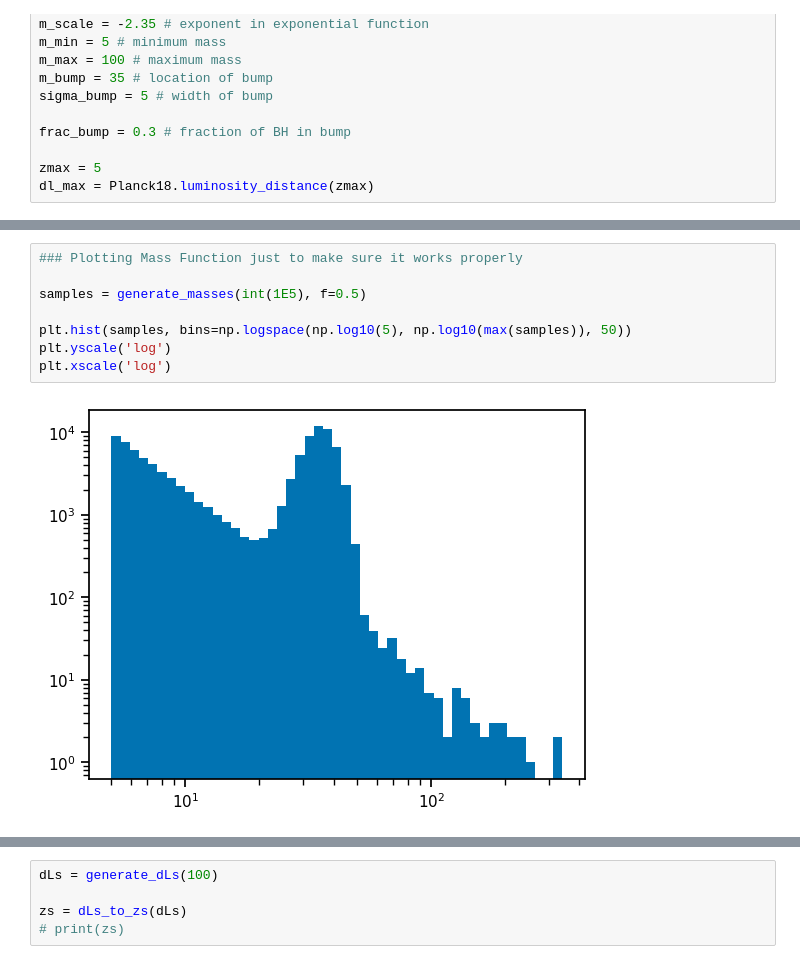
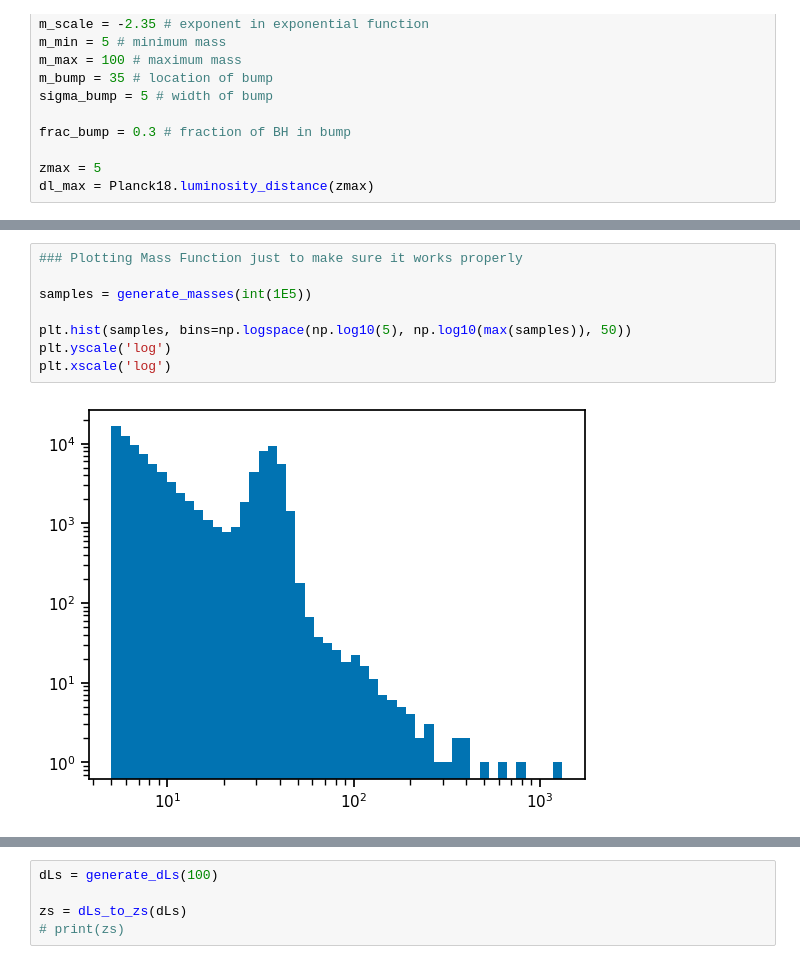
Before and after one commit to farr/FastMFCosmology, a Jupyter notebook: Make-Own-Data.ipynb, the cells around one changed output, grey strips where cells are left out. Saved outputs shown, nothing was run; the diff lists cells and outputs as text.

```diff
--- a/Make-Own-Data.ipynb
+++ b/Make-Own-Data.ipynb
@@ -66,13 +37,13 @@ dl_max = Planck18.luminosity_distance(zmax)
 # %%
 ### Plotting Mass Function just to make sure it works properly
 
-samples = generate_masses(int(1E5), f=0.5)
+samples = generate_masses(int(1E5))
 
 plt.hist(samples, bins=np.logspace(np.log10(5), np.log10(max(samples)), 50))
 plt.yscale('log')
 plt.xscale('log')
 # %% [output]
-[figure, old version]
+[figure, new version]
 # %%
 plt.hist(generate_dLs())
 # %% [output]
```
Also changed, not shown: parts of 16 cells of this notebook.
